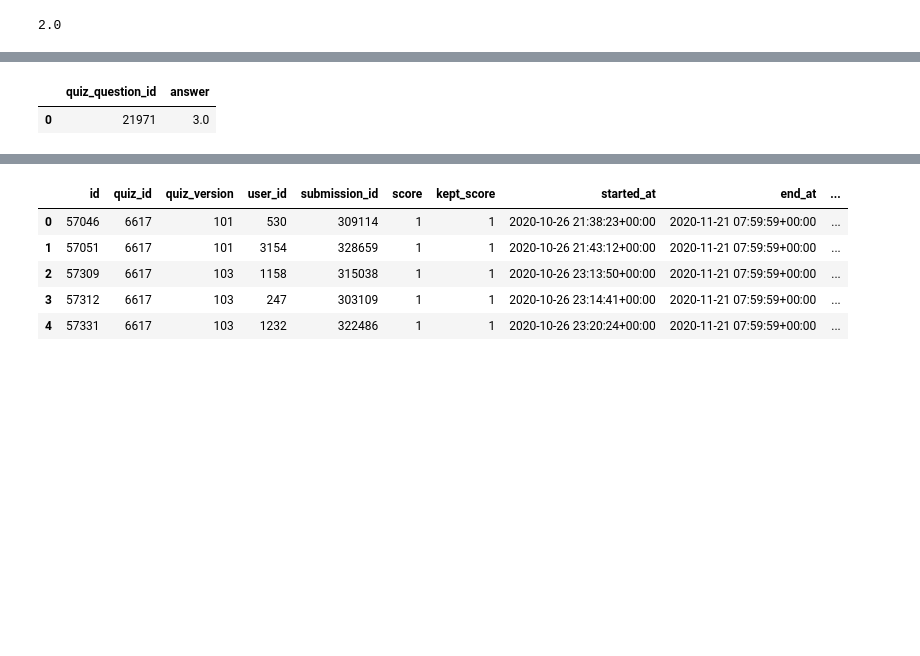
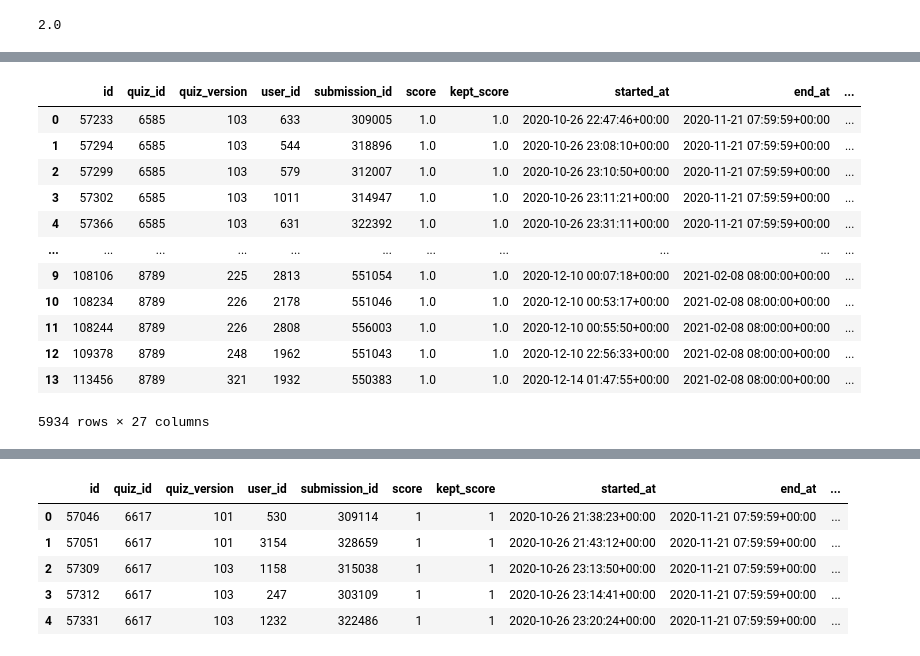
Before and after one commit to GwenStacey/Canvas-Data, a Jupyter notebook: canvas_data/m-m.ipynb, the cells around one changed output, grey strips where cells are left out. Drawn from its saved outputs; the diff is of its cells as text; code cells hidden in the pictures; blank space fills up the shorter version.

```diff
--- a/canvas_data/m-m.ipynb
+++ b/canvas_data/m-m.ipynb
@@ -197,5 +175,0 @@ for i in sub_643374_df["event_data"]:
-# %%
-pd.DataFrame(this_thing, index=[0])
-# %% [output]
-|  | quiz_question_id | answer |
-| 0 | 21971 | 3.0 |
@@ -203,0 +186,16 @@ this_thing = sub_643374_df["event_data"][4][0]
+# %%
+subs_df
+# %% [output]
+|  | id | quiz_id | quiz_version | user_id | submission_id | score | kept_score | started_at | end_at | ... |
+| 0 | 57233 | 6585 | 103 | 633 | 309005 | 1.0 | 1.0 | 2020-10-26 22:47:46+00:00 | 2020-11-21 07:59:59+00:00 | ... |
+| 1 | 57294 | 6585 | 103 | 544 | 318896 | 1.0 | 1.0 | 2020-10-26 23:08:10+00:00 | 2020-11-21 07:59:59+00:00 | ... |
+| 2 | 57299 | 6585 | 103 | 579 | 312007 | 1.0 | 1.0 | 2020-10-26 23:10:50+00:00 | 2020-11-21 07:59:59+00:00 | ... |
+| 3 | 57302 | 6585 | 103 | 1011 | 314947 | 1.0 | 1.0 | 2020-10-26 23:11:21+00:00 | 2020-11-21 07:59:59+00:00 | ... |
+| 4 | 57366 | 6585 | 103 | 631 | 322392 | 1.0 | 1.0 | 2020-10-26 23:31:11+00:00 | 2020-11-21 07:59:59+00:00 | ... |
+| ... | ... | ... | ... | ... | ... | ... | ... | ... | ... | ... |
+| 9 | 108106 | 8789 | 225 | 2813 | 551054 | 1.0 | 1.0 | 2020-12-10 00:07:18+00:00 | 2021-02-08 08:00:00+00:00 | ... |
+| 10 | 108234 | 8789 | 226 | 2178 | 551046 | 1.0 | 1.0 | 2020-12-10 00:53:17+00:00 | 2021-02-08 08:00:00+00:00 | ... |
+| 11 | 108244 | 8789 | 226 | 2808 | 556003 | 1.0 | 1.0 | 2020-12-10 00:55:50+00:00 | 2021-02-08 08:00:00+00:00 | ... |
+| 12 | 109378 | 8789 | 248 | 1962 | 551043 | 1.0 | 1.0 | 2020-12-10 22:56:33+00:00 | 2021-02-08 08:00:00+00:00 | ... |
+| 13 | 113456 | 8789 | 321 | 1932 | 550383 | 1.0 | 1.0 | 2020-12-14 01:47:55+00:00 | 2021-02-08 08:00:00+00:00 | ... |
+5934 rows × 27 columns
```
Also changed, not shown: parts of 13 cells of this notebook.
